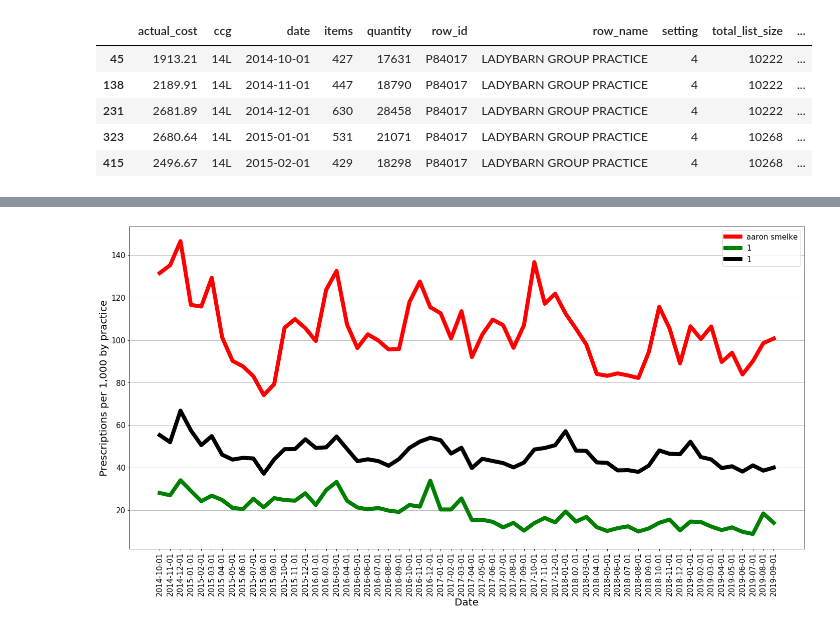
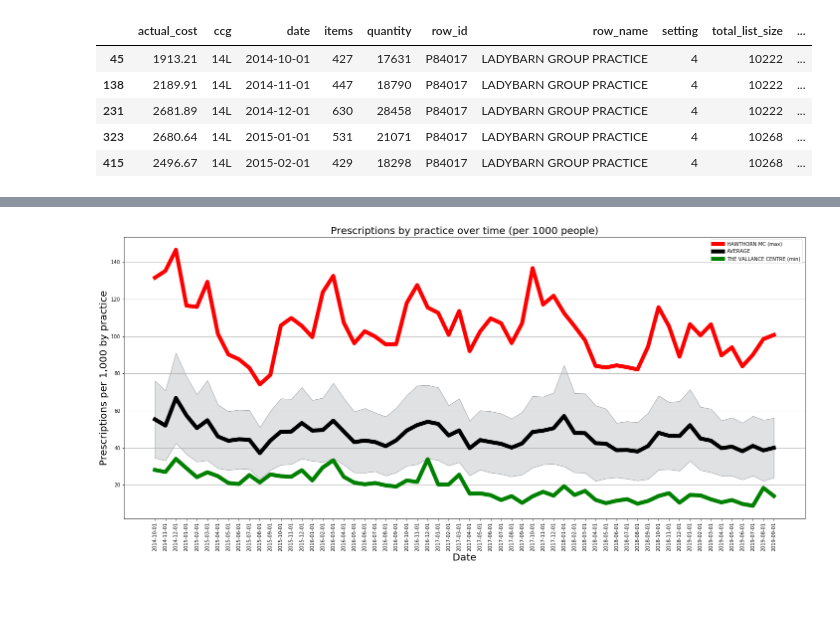
Before and after one commit to aaron-obrien/CCG_prescriptions_project, a Jupyter notebook: test.ipynb, the cells around one changed output, grey strips where cells are left out. Saved outputs shown, nothing was run; the diff lists cells and outputs as text; code cells hidden in the pictures; blank space fills up the shorter version.

Commit message:
Added prescriptions function

```diff
--- a/test.ipynb
+++ b/test.ipynb
@@ -20,5 +9,5 @@ import requests
 # %%
-raw_data = requests.get('https://openprescribing.net/api/1.0/spending_by_practice/?code=5.1&org=14L&keys=total_listsize&format=json')
+raw_data = requests.get('https://openprescribing.net/api/1.0/spending_by_practice/?code=5.1&org=14L&format=json')
 if raw_data.status_code != 200:
     # This means something went wrong.
     raise ApiError('GET /tasks/ {}'.format(resp.status_code))
@@ -135,7 +124,7 @@ def getcombined(CCG, BNF):
     ex = '&keys=total_list_size'
     form = '&format=json'
 
-    firstcall = linkapi_1 + code + repr(BNF) + org + CCG + form
+    firstcall = linkapi_1 + code + str(BNF) + org + CCG + form
     raw_data = requests.get(firstcall)
 
     if raw_data.status_code != 200:
@@ -299,25 +266,30 @@ Name: mean, dtype: float64
 max_centre = output[output['row_name'].str.contains(max_items)]
 min_centre = output[output['row_name'].str.contains(min_items)]
 # %%
-
 import datetime
 fig, ax = plt.subplots(figsize=(20,10))
-ax.plot(max_centre['date'], max_centre['itemsP1000P'], color='red',label='1')
-ax.plot(min_centre['date'], min_centre['itemsP1000P'], color='green',label='1')
-ax.plot(mean_items_data.index,mean_items_data['mean'], color='black',label='1')
+ax.plot(max_centre['date'], max_centre['itemsP1000P'], color='red',label=max_items+' (max)')
+ax.plot(mean_items_data.index,mean_items_data['mean'], color='black',label='AVERAGE')
+ax.plot(min_centre['date'], min_centre['itemsP1000P'], color='green',label=min_items+' (min)')
+
+ax.fill_between(mean_items_data.index, mean_items_data['mean']-mean_items_data['std'], mean_items_data['mean']+mean_items_data['std'],
+                alpha=0.9, edgecolor='#9c9ea1', facecolor='#dcdee0')
+
+ax.set_title('Prescriptions by practice over time (per 1000 people)', fontsize=20)
 ax.set_ylabel('Prescriptions per 1,000 by practice', fontsize=20)
 ax.set_xlabel('Date', fontsize=20)
 ax.set_xticks(x_pos)
 ax.set_xticklabels(dates)
 ax.xaxis_date()
 ax.yaxis.grid(True)
 leg = ax.legend()
 
 # Save the figure and show
 plt.tight_layout()
 plt.xticks(rotation=90)
 plt.rc('lines', linewidth=8, color='g')
-plt.savefig('bar_plot_with_error_bars.png')
+plt.gcf().subplots_adjust(bottom=0.17)
+plt.savefig('prescriptions_per_1000_people.png')
 plt.show()
 # %% [output]
-[figure, old version]
+[figure, new version]
```
Also changed, not shown: parts of 12 cells of this notebook.
